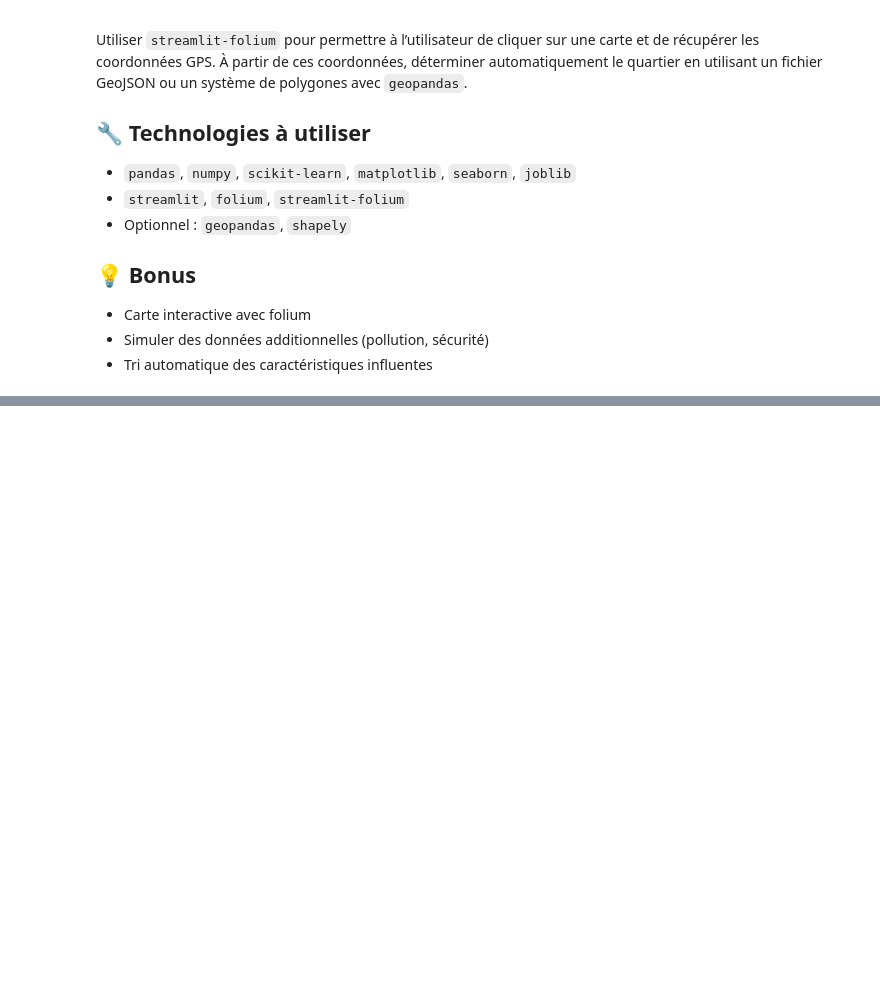
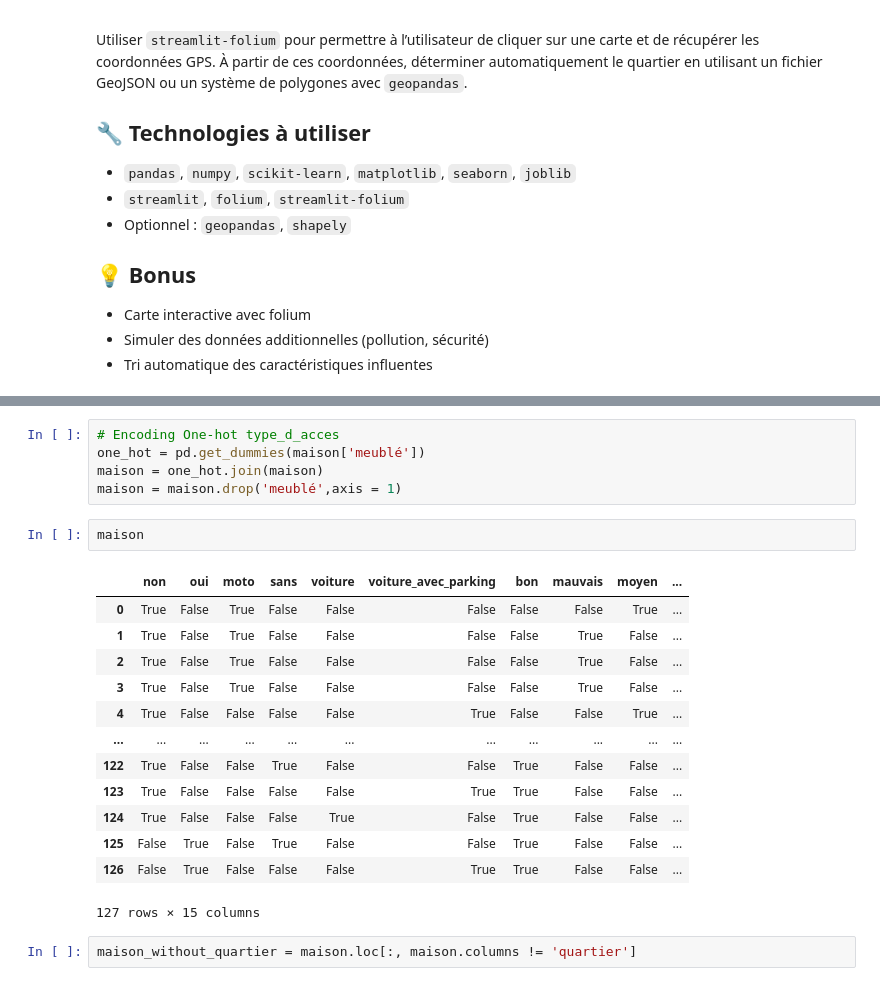
Before and after one commit to maheryfit/ML_ITU_1, a Jupyter notebook: TP_Regression_lineaire.ipynb, the cells around one changed output, grey strips where cells are left out. Saved outputs shown, nothing was run; the diff lists cells and outputs as text; blank space fills up the shorter version.

```diff
--- a/TP_Regression_lineaire.ipynb
+++ b/TP_Regression_lineaire.ipynb
@@ -67,0 +235,23 @@ Utiliser `streamlit-folium` pour permettre à l’utilisateur de cliquer sur une
+# %%
+# Encoding One-hot type_d_acces
+one_hot = pd.get_dummies(maison['meublé'])
+maison = one_hot.join(maison)
+maison = maison.drop('meublé',axis = 1)
+# %%
+maison
+# %% [output]
+|  | non | oui | moto | sans | voiture | voiture_avec_parking | bon | mauvais | moyen | ... |
+| 0 | True | False | True | False | False | False | False | False | True | ... |
+| 1 | True | False | True | False | False | False | False | True | False | ... |
+| 2 | True | False | True | False | False | False | False | True | False | ... |
+| 3 | True | False | True | False | False | False | False | True | False | ... |
+| 4 | True | False | False | False | False | True | False | False | True | ... |
+| ... | ... | ... | ... | ... | ... | ... | ... | ... | ... | ... |
+| 122 | True | False | False | True | False | False | True | False | False | ... |
+| 123 | True | False | False | False | False | True | True | False | False | ... |
+| 124 | True | False | False | False | True | False | True | False | False | ... |
+| 125 | False | True | False | True | False | False | True | False | False | ... |
+| 126 | False | True | False | False | False | True | True | False | False | ... |
+127 rows × 15 columns
+# %%
+maison_without_quartier = maison.loc[:, maison.columns != 'quartier']
```
Also changed, not shown: parts of 31 cells of this notebook, 1 other file.
